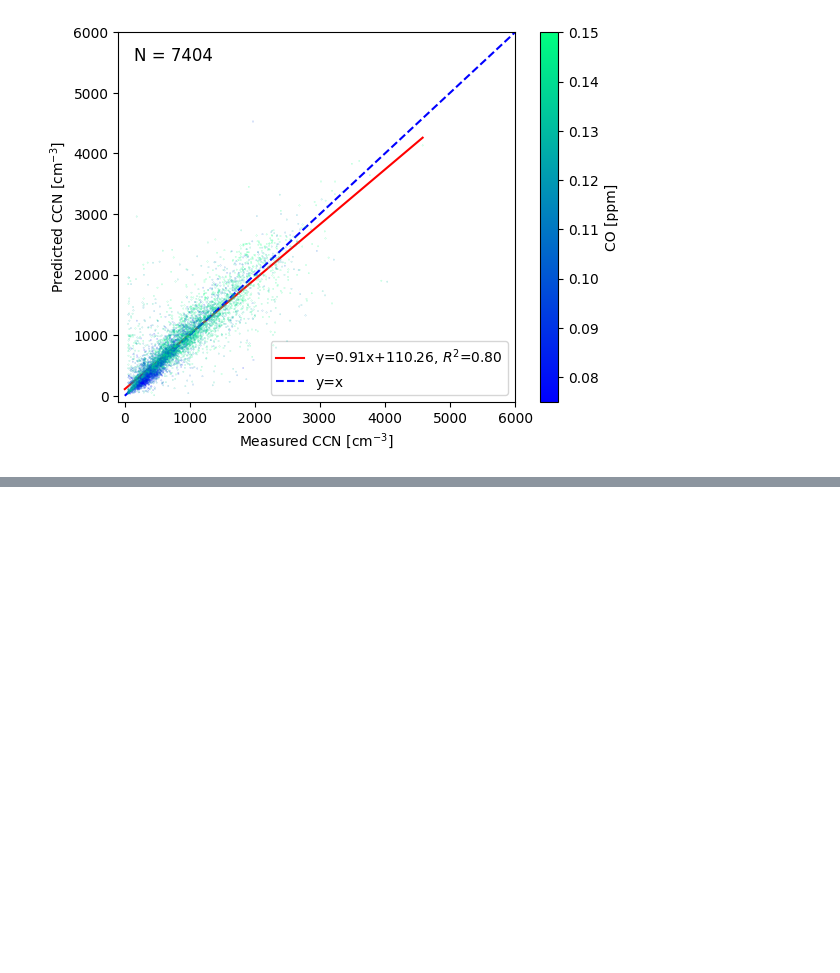
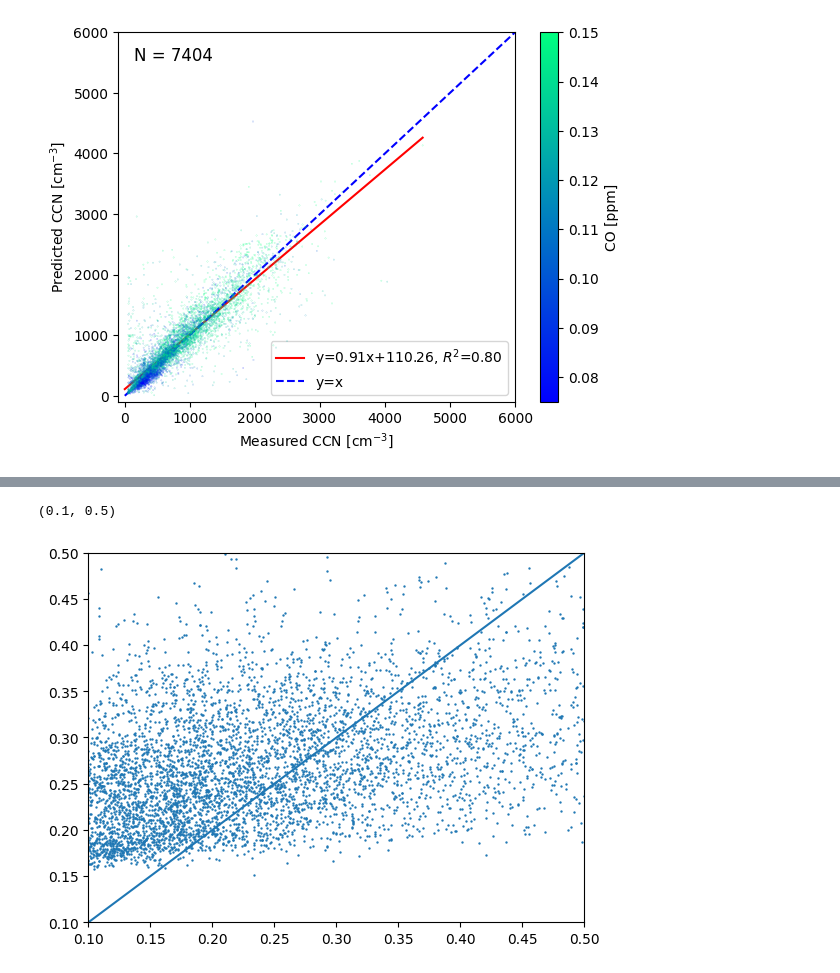
Before and after one commit to csoloff/ACTIVATE_CCN_closure, a Jupyter notebook: scripts/03_closure_calc_E3SM.ipynb, the cells around one changed output, grey strips where cells are left out. Saved outputs shown, nothing was run; the diff lists cells and outputs as text; code cells hidden in the pictures; blank space fills up the shorter version.

```diff
--- a/scripts/03_closure_calc_E3SM.ipynb
+++ b/scripts/03_closure_calc_E3SM.ipynb
@@ -271,0 +315,8 @@ plt.savefig('../figures/closure1_CO.png', dpi=300)
+# %%
+plt.scatter(sub_m2['k_obs'],sub_m2['k'], s=.5)
+plt.plot([.1,.5], [.1,.5])
+plt.xlim([.1,.5])
+plt.ylim([.1,.5])
+# %% [output]
+(0.1, 0.5)
+[figure, added]
```
Also changed, not shown: parts of 3 cells of this notebook, 3 other files.
